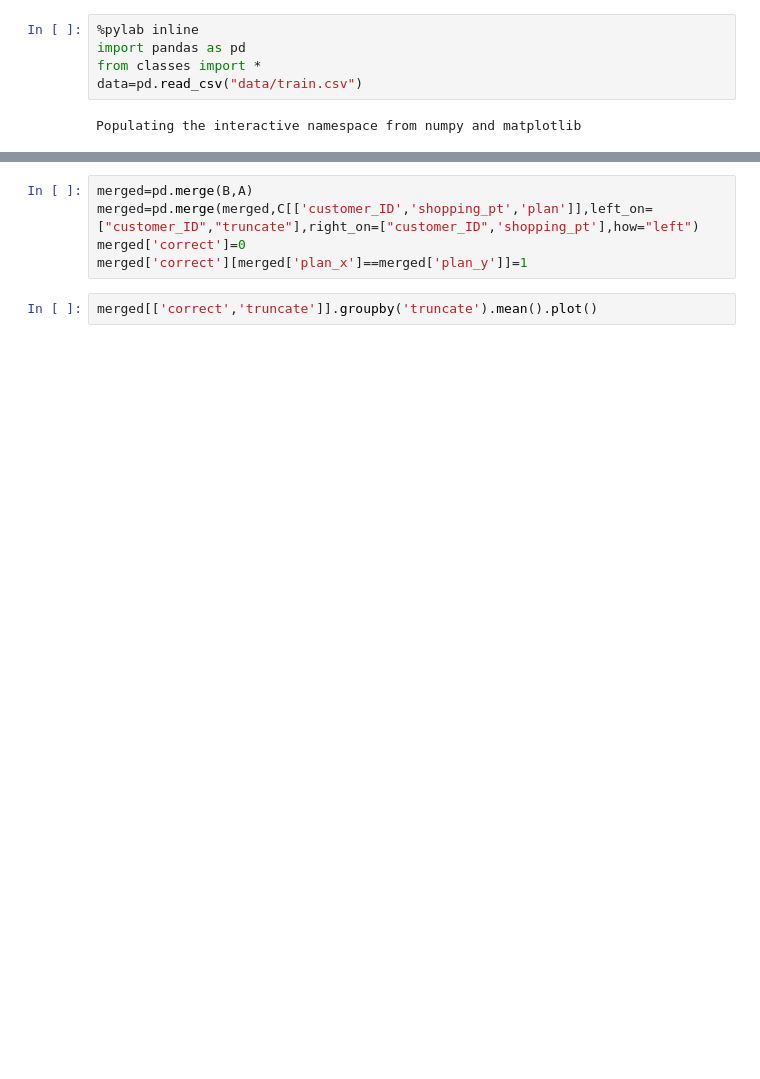
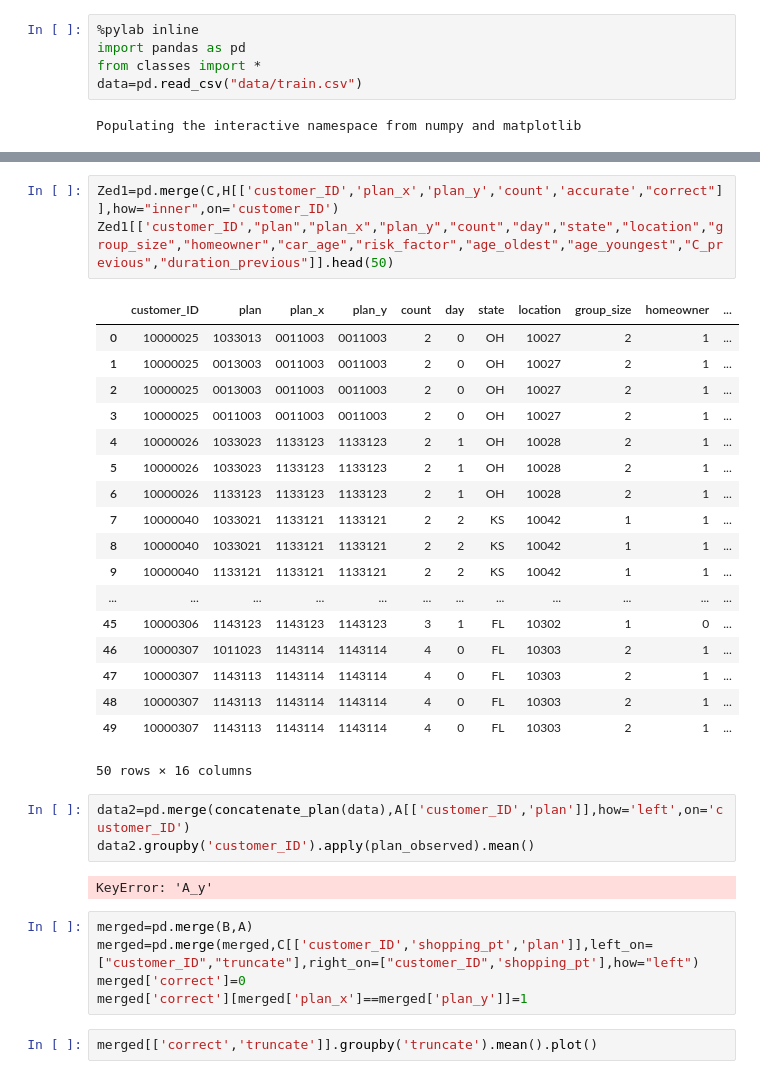
Before and after one commit to hxu/kaggle-allstate, a Jupyter notebook: LastPredictionForwardtests.ipynb, the cells around one changed output, grey strips where cells are left out. Drawn from its saved outputs; the diff is of its cells as text; blank space fills up the shorter version.

```diff
--- a/LastPredictionForwardtests.ipynb
+++ b/LastPredictionForwardtests.ipynb
@@ -36,3 +289,30 @@ KeyError: u'no item named plan_a'
+# %%
+Zed1=pd.merge(C,H[['customer_ID','plan_x','plan_y','count','accurate',"correct"]],how="inner",on='customer_ID')
+Zed1[['customer_ID',"plan","plan_x","plan_y","count","day","state","location","group_size","homeowner","car_age","risk_factor","age_oldest","age_youngest","C_previous","duration_previous"]].head(50)
+# %% [output]
+|  | customer_ID | plan | plan_x | plan_y | count | day | state | location | group_size | homeowner | ... |
+| 0 | 10000025 | 1033013 | 0011003 | 0011003 | 2 | 0 | OH | 10027 | 2 | 1 | ... |
+| 1 | 10000025 | 0013003 | 0011003 | 0011003 | 2 | 0 | OH | 10027 | 2 | 1 | ... |
+| 2 | 10000025 | 0013003 | 0011003 | 0011003 | 2 | 0 | OH | 10027 | 2 | 1 | ... |
+| 3 | 10000025 | 0011003 | 0011003 | 0011003 | 2 | 0 | OH | 10027 | 2 | 1 | ... |
+| 4 | 10000026 | 1033023 | 1133123 | 1133123 | 2 | 1 | OH | 10028 | 2 | 1 | ... |
+| 5 | 10000026 | 1033023 | 1133123 | 1133123 | 2 | 1 | OH | 10028 | 2 | 1 | ... |
+| 6 | 10000026 | 1133123 | 1133123 | 1133123 | 2 | 1 | OH | 10028 | 2 | 1 | ... |
+| 7 | 10000040 | 1033021 | 1133121 | 1133121 | 2 | 2 | KS | 10042 | 1 | 1 | ... |
+| 8 | 10000040 | 1033021 | 1133121 | 1133121 | 2 | 2 | KS | 10042 | 1 | 1 | ... |
+| 9 | 10000040 | 1133121 | 1133121 | 1133121 | 2 | 2 | KS | 10042 | 1 | 1 | ... |
+| ... | ... | ... | ... | ... | ... | ... | ... | ... | ... | ... | ... |
+| 45 | 10000306 | 1143123 | 1143123 | 1143123 | 3 | 1 | FL | 10302 | 1 | 0 | ... |
+| 46 | 10000307 | 1011023 | 1143114 | 1143114 | 4 | 0 | FL | 10303 | 2 | 1 | ... |
+| 47 | 10000307 | 1143113 | 1143114 | 1143114 | 4 | 0 | FL | 10303 | 2 | 1 | ... |
+| 48 | 10000307 | 1143113 | 1143114 | 1143114 | 4 | 0 | FL | 10303 | 2 | 1 | ... |
+| 49 | 10000307 | 1143113 | 1143114 | 1143114 | 4 | 0 | FL | 10303 | 2 | 1 | ... |
+50 rows × 16 columns
+# %%
+data2=pd.merge(concatenate_plan(data),A[['customer_ID','plan']],how='left',on='customer_ID')
+data2.groupby('customer_ID').apply(plan_observed).mean()
+# %% [output]
+KeyError: 'A_y'
 # %%
 merged=pd.merge(B,A)
 merged=pd.merge(merged,C[['customer_ID','shopping_pt','plan']],left_on=["customer_ID","truncate"],right_on=["customer_ID",'shopping_pt'],how="left")
```
Also changed, not shown: parts of 22 cells of this notebook, 1 other file.
